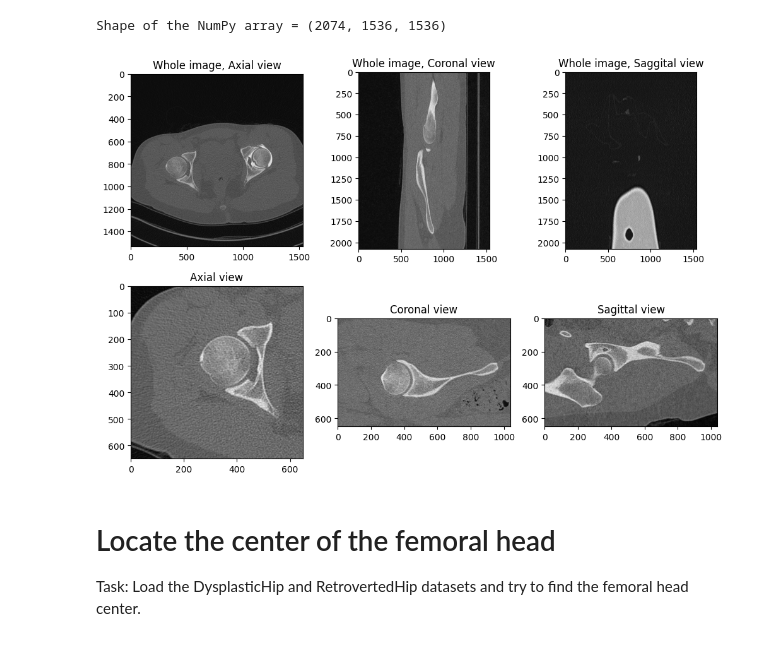
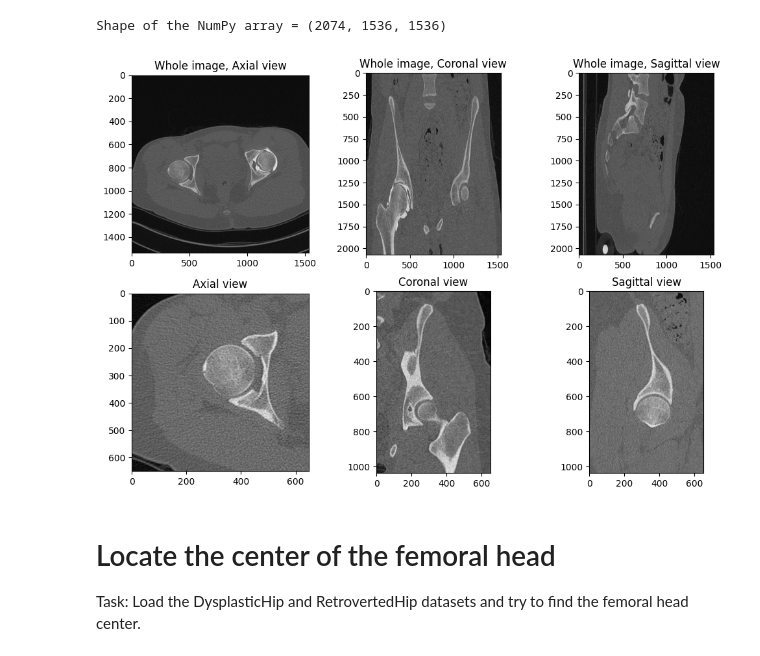
Before and after one commit to Sentz98/FemoralHeadSegmentation, a Jupyter notebook: assignement.ipynb, the cells around one changed output. Drawn from its saved outputs; the diff is of its cells as text; code cells hidden in the pictures.

```diff
--- a/assignement.ipynb
+++ b/assignement.ipynb
@@ -48,44 +48,46 @@ Shape of the NumPy array = (2074, 1536, 1536)
 sn = 357
 
 # Generate the Coronal and Sagittal views
-Coronal = np.rot90(Im_Roi[:, :, sn-1])
+sagittal = np.rot90(np.rot90(Im[:, :, 750]))
+sagittal_roi = np.rot90(np.rot90(Im_Roi[:, :, sn-1]))
 
-Sagittal = np.rot90(Im_Roi[:, sn - 1, :])
+coronal = np.rot90(np.rot90(Im[:, 750, :]))
+coronal_roi = np.rot90(np.rot90(Im_Roi[:, sn - 1, :]))
 
 # Load the axial view image
 im = pydicom.dcmread(image_files[sn - 1]).pixel_array
 
 
 # Create a figure with subplots to display all views
 plt.figure(figsize=(12, 8))
 
 plt.subplot(2, 3, 1)
 plt.imshow(im, cmap='gray')
 plt.title('Whole image, Axial view')
 
 plt.subplot(2, 3, 2)
-plt.imshow(Im[:, :, sn-1], cmap='gray')
+plt.imshow(coronal, cmap='gray')
 plt.title('Whole image, Coronal view')
 
 plt.subplot(2, 3, 3)
-plt.imshow(Im[:, sn - 1, :], cmap='gray')
-plt.title('Whole image, Saggital view')
+plt.imshow(sagittal, cmap='gray')
+plt.title('Whole image, Sagittal view')
 
 plt.subplot(2, 3, 4)
 plt.imshow(Im_Roi[sn - 1, :, :], cmap='gray')
 plt.title('Axial view')
 
 plt.subplot(2, 3, 5)
-plt.imshow(Coronal, cmap='gray')
+plt.imshow(coronal_roi, cmap='gray')
 plt.title('Coronal view')
 
 plt.subplot(2, 3, 6)
-plt.imshow(Sagittal, cmap='gray')
+plt.imshow(sagittal_roi, cmap='gray')
 plt.title('Sagittal view')
 
 plt.show()
 # %% [output]
-[figure, old version]
+[figure, new version]
 # %% [markdown]
 # Locate the center of the femoral head
 
```
